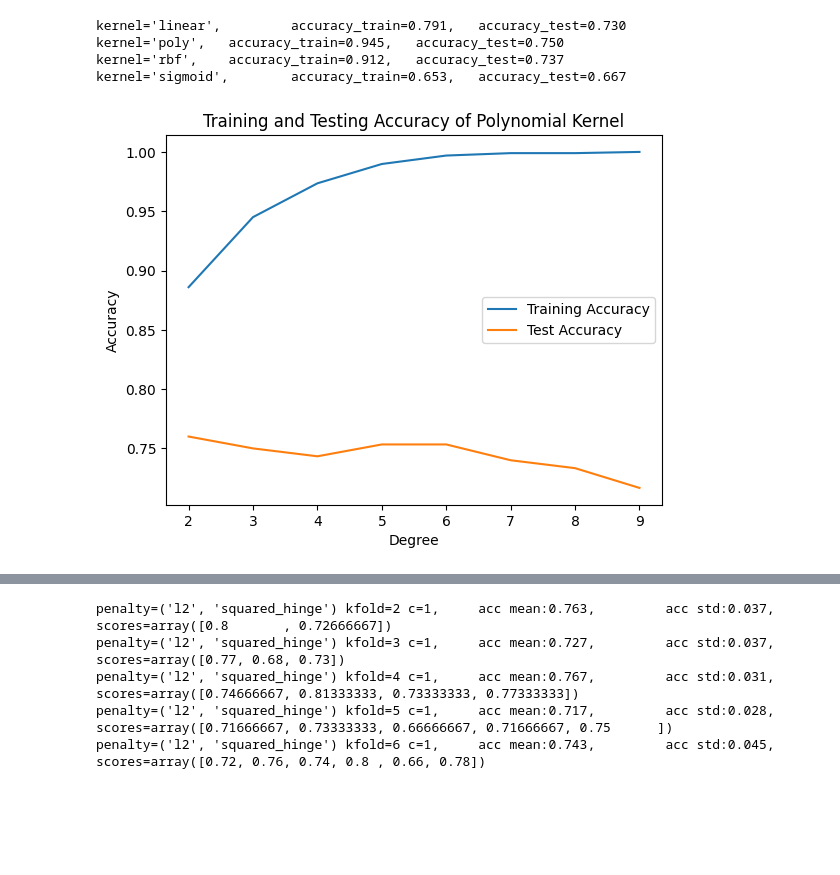
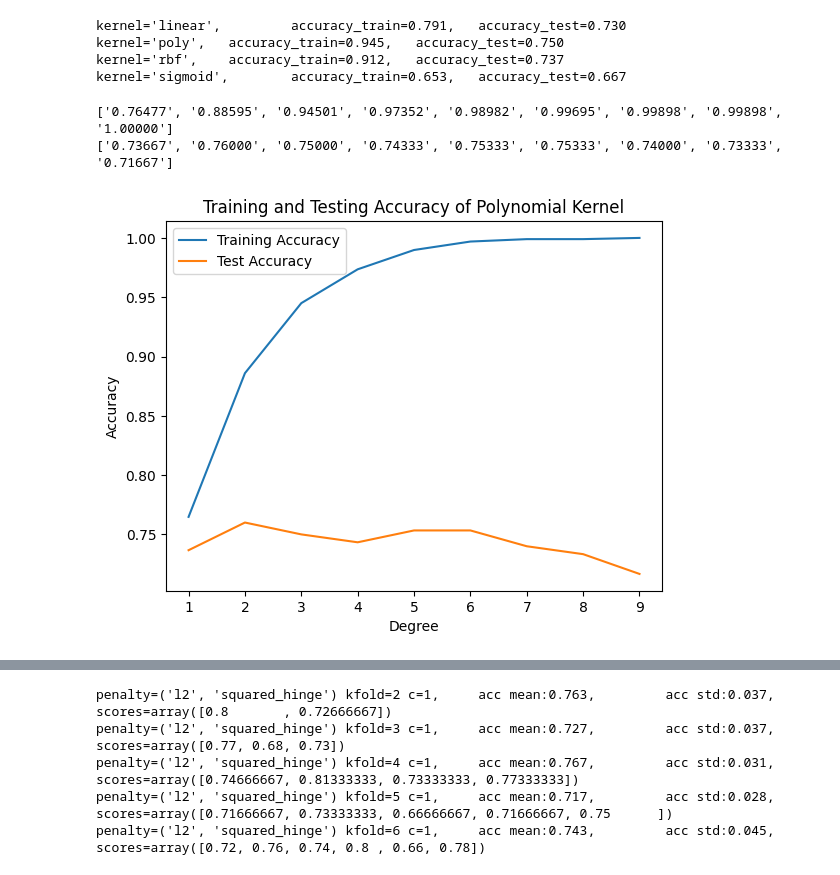
Before and after one commit to JETSlN/ML-Project, a Jupyter notebook: MLPROJECT.ipynb, the cells around one changed output, grey strips where cells are left out. Drawn from its saved outputs; the diff is of its cells as text; code cells hidden in the pictures; blank space fills up the shorter version.

```diff
--- a/MLPROJECT.ipynb
+++ b/MLPROJECT.ipynb
@@ -319,26 +319,29 @@ kernel='sigmoid',        accuracy_train=0.653,   accuracy_test=0.667
 # %%
 # Plot training/testing accuracy on poly kernel with varying degrees and C=1
 test_accuracy  = []
 train_accuracy = []
-for degree in range(2, 10):
+for degree in range(1, 10):
     clf = SVC(kernel="poly", degree=degree)
     clf.fit(X_train, y_train)
 
     accuracy_train = clf.score(X_train, y_train)
     accuracy_test  = clf.score(X_test, y_test)
 
     train_accuracy.append(accuracy_train)
     test_accuracy.append(accuracy_test)
-
-plt.plot(range(2, 10), train_accuracy, label='Training Accuracy')
-plt.plot(range(2, 10), test_accuracy, label='Test Accuracy')
+print([f"{x:.5f}" for x in train_accuracy])
+print([f"{x:.5f}" for x in test_accuracy])
+plt.plot(range(1, 10), train_accuracy, label='Training Accuracy')
+plt.plot(range(1, 10), test_accuracy, label='Test Accuracy')
 plt.title('Training and Testing Accuracy of Polynomial Kernel')
 plt.xlabel('Degree')
 plt.ylabel('Accuracy')
 plt.legend()
 plt.show()
 # %% [output]
+['0.76477', '0.88595', '0.94501', '0.97352', '0.98982', '0.99695', '0.99898', '0.99898', '1.00000']
+['0.73667', '0.76000', '0.75000', '0.74333', '0.75333', '0.75333', '0.74000', '0.73333', '0.71667']
-[figure, old version]
+[figure, new version]
 # %%
 # k-fold cross validation with different C values
 for kernel in ["poly", "rbf", "sigmoid"]:
```
Also changed, not shown: parts of 4 cells of this notebook.
